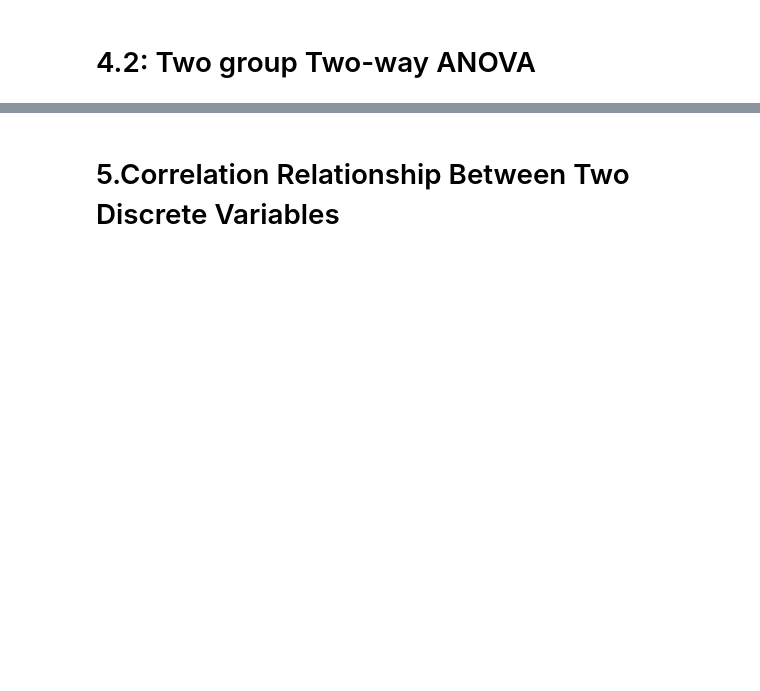
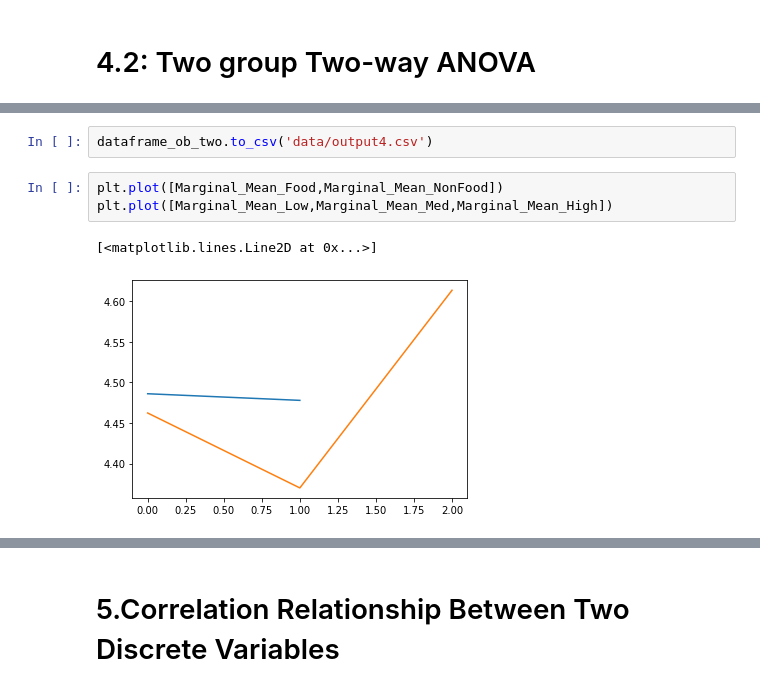
Before and after one commit to ZJHRyan/pp-workshop-try, a Jupyter notebook: useful.ipynb, the cells around one changed output, grey strips where cells are left out. Cells and saved outputs as stored; diff of their text form; blank space fills up the shorter version.

```diff
--- a/useful.ipynb
+++ b/useful.ipynb
@@ -610,3 +860,11 @@ Text(0, 0.5, 'Marginal Mean of Price')
+# %%
+dataframe_ob_two.to_csv('data/output4.csv')
+# %%
+plt.plot([Marginal_Mean_Food,Marginal_Mean_NonFood])
+plt.plot([Marginal_Mean_Low,Marginal_Mean_Med,Marginal_Mean_High])
+# %% [output]
+[<matplotlib.lines.Line2D at 0x...>]
+[figure, added]
 # %%
 #Compute degrees of freedom for SSA, SSB, SSAB and SSE
 r=2
```
Also changed, not shown: parts of 33 cells of this notebook.
